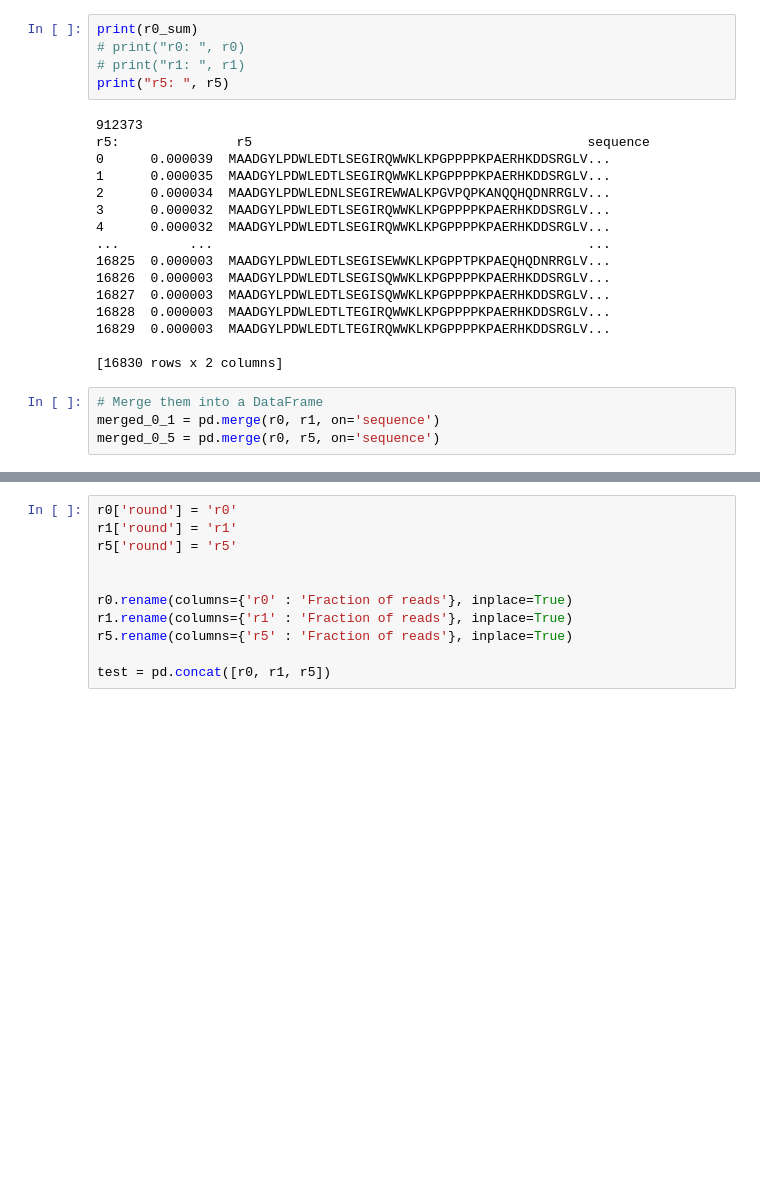
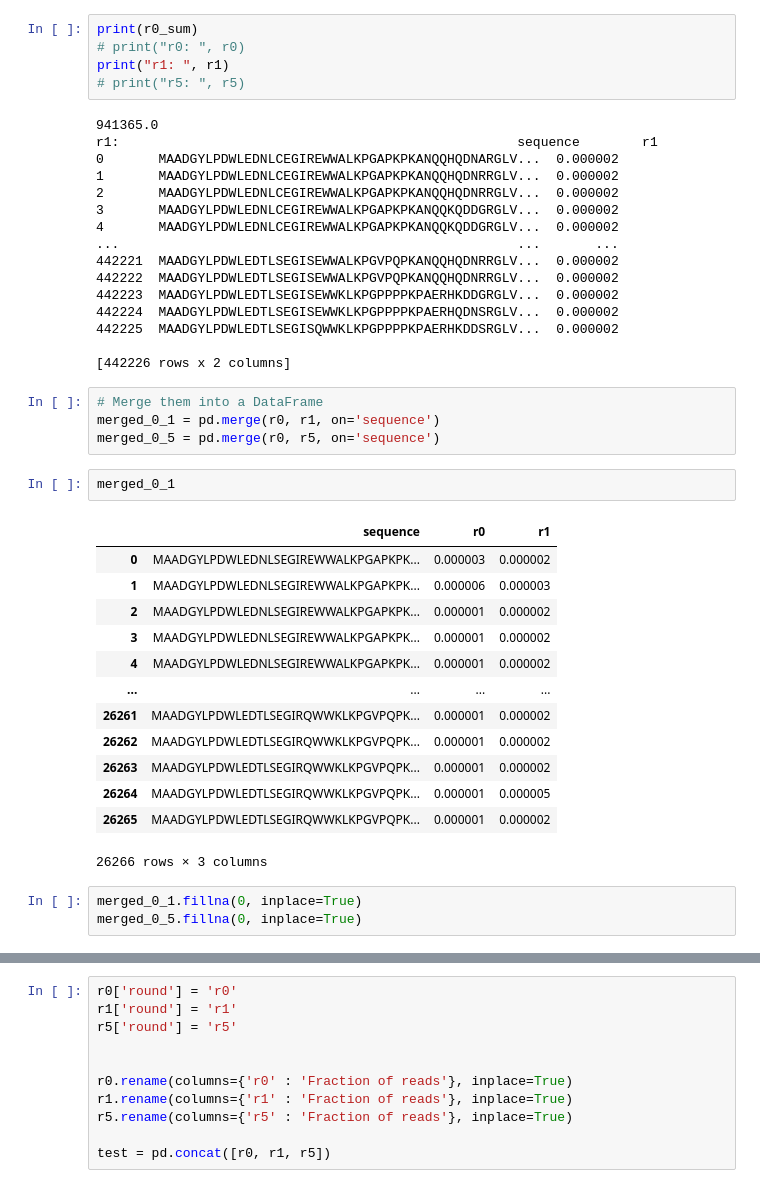
Before and after one commit to szsctt/aavolve_data, a Jupyter notebook: notebooks/2024-05-21_graph_replications.ipynb, the cells around one changed output, grey strips where cells are left out. Drawn from its saved outputs; the diff is of its cells as text; blank space fills up the shorter version.

```diff
--- a/notebooks/2024-05-21_graph_replications.ipynb
+++ b/notebooks/2024-05-21_graph_replications.ipynb
@@ -153,27 +174,46 @@ r5['r5'] = (np.log(r5['r5']) + 1) / r5_sum
 # %%
 print(r0_sum)
 # print("r0: ", r0)
-# print("r1: ", r1)
-print("r5: ", r5)
+print("r1: ", r1)
+# print("r5: ", r5)
 # %% [output]
-912373
-r5:               r5                                           sequence
-0      0.000039  MAADGYLPDWLEDTLSEGIRQWWKLKPGPPPPKPAERHKDDSRGLV...
-1      0.000035  MAADGYLPDWLEDTLSEGIRQWWKLKPGPPPPKPAERHKDDSRGLV...
-2      0.000034  MAADGYLPDWLEDNLSEGIREWWALKPGVPQPKANQQHQDNRRGLV...
-3      0.000032  MAADGYLPDWLEDTLSEGIRQWWKLKPGPPPPKPAERHKDDSRGLV...
-4      0.000032  MAADGYLPDWLEDTLSEGIRQWWKLKPGPPPPKPAERHKDDSRGLV...
-...         ...                                                ...
-16825  0.000003  MAADGYLPDWLEDTLSEGISEWWKLKPGPPTPKPAEQHQDNRRGLV...
-16826  0.000003  MAADGYLPDWLEDTLSEGISQWWKLKPGPPPPKPAERHKDDSRGLV...
-16827  0.000003  MAADGYLPDWLEDTLSEGISQWWKLKPGPPPPKPAERHKDDSRGLV...
-16828  0.000003  MAADGYLPDWLEDTLTEGIRQWWKLKPGPPPPKPAERHKDDSRGLV...
-16829  0.000003  MAADGYLPDWLEDTLTEGIRQWWKLKPGPPPPKPAERHKDDSRGLV...
+941365.0
+r1:                                                   sequence        r1
+0       MAADGYLPDWLEDNLCEGIREWWALKPGAPKPKANQQHQDNARGLV...  0.000002
+1       MAADGYLPDWLEDNLCEGIREWWALKPGAPKPKANQQHQDNRRGLV...  0.000002
+2       MAADGYLPDWLEDNLCEGIREWWALKPGAPKPKANQQHQDNRRGLV...  0.000002
+3       MAADGYLPDWLEDNLCEGIREWWALKPGAPKPKANQQKQDDGRGLV...  0.000002
+4       MAADGYLPDWLEDNLCEGIREWWALKPGAPKPKANQQKQDDGRGLV...  0.000002
+...                                                   ...       ...
+442221  MAADGYLPDWLEDTLSEGISEWWALKPGVPQPKANQQHQDNRRGLV...  0.000002
+442222  MAADGYLPDWLEDTLSEGISEWWALKPGVPQPKANQQHQDNRRGLV...  0.000002
+442223  MAADGYLPDWLEDTLSEGISEWWKLKPGPPPPKPAERHKDDGRGLV...  0.000002
+442224  MAADGYLPDWLEDTLSEGISEWWKLKPGPPPPKPAERHQDNSRGLV...  0.000002
+442225  MAADGYLPDWLEDTLSEGISQWWKLKPGPPPPKPAERHKDDSRGLV...  0.000002
 
-[16830 rows x 2 columns]
+[442226 rows x 2 columns]
 # %%
 # Merge them into a DataFrame
 merged_0_1 = pd.merge(r0, r1, on='sequence')
 merged_0_5 = pd.merge(r0, r5, on='sequence')
+# %%
+merged_0_1
+# %% [output]
+|  | sequence | r0 | r1 |
+| 0 | MAADGYLPDWLEDNLSEGIREWWALKPGAPKPK... | 0.000003 | 0.000002 |
+| 1 | MAADGYLPDWLEDNLSEGIREWWALKPGAPKPK... | 0.000006 | 0.000003 |
+| 2 | MAADGYLPDWLEDNLSEGIREWWALKPGAPKPK... | 0.000001 | 0.000002 |
+| 3 | MAADGYLPDWLEDNLSEGIREWWALKPGAPKPK... | 0.000001 | 0.000002 |
+| 4 | MAADGYLPDWLEDNLSEGIREWWALKPGAPKPK... | 0.000001 | 0.000002 |
+| ... | ... | ... | ... |
+| 26261 | MAADGYLPDWLEDTLSEGIRQWWKLKPGVPQPK... | 0.000001 | 0.000002 |
+| 26262 | MAADGYLPDWLEDTLSEGIRQWWKLKPGVPQPK... | 0.000001 | 0.000002 |
+| 26263 | MAADGYLPDWLEDTLSEGIRQWWKLKPGVPQPK... | 0.000001 | 0.000002 |
+| 26264 | MAADGYLPDWLEDTLSEGIRQWWKLKPGVPQPK... | 0.000001 | 0.000005 |
+| 26265 | MAADGYLPDWLEDTLSEGIRQWWKLKPGVPQPK... | 0.000001 | 0.000002 |
+26266 rows × 3 columns
+# %%
+merged_0_1.fillna(0, inplace=True)
+merged_0_5.fillna(0, inplace=True)
 # %%
 # Make ro -> r1 plot replacation_of_ro_to_r1_plot-v2.png
```
Also changed, not shown: parts of 10 cells of this notebook.
